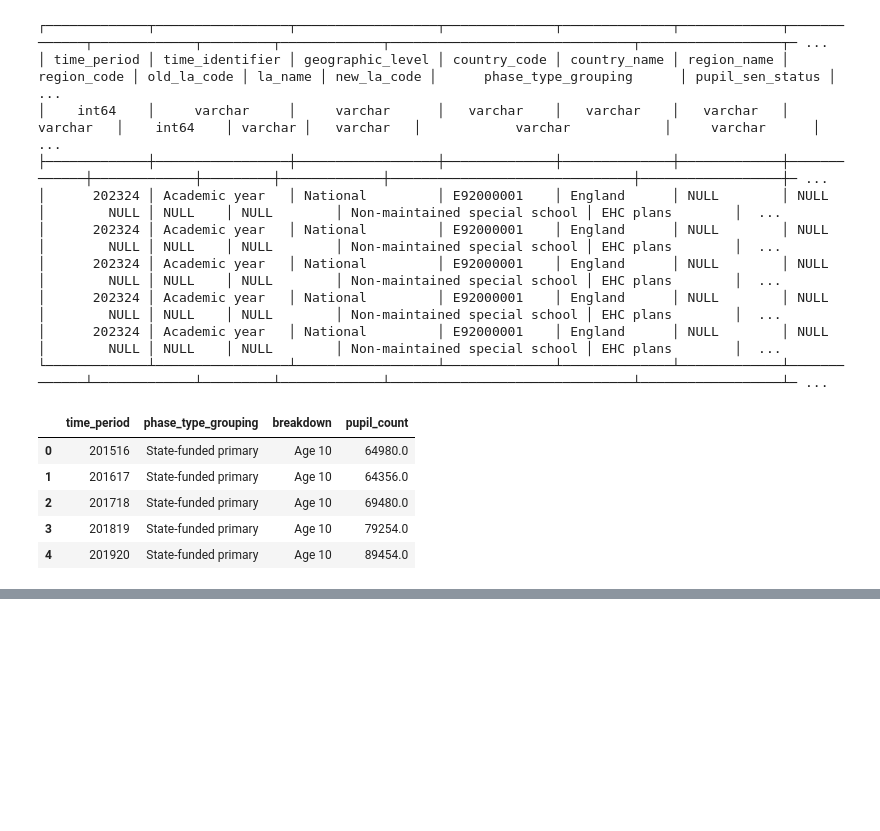
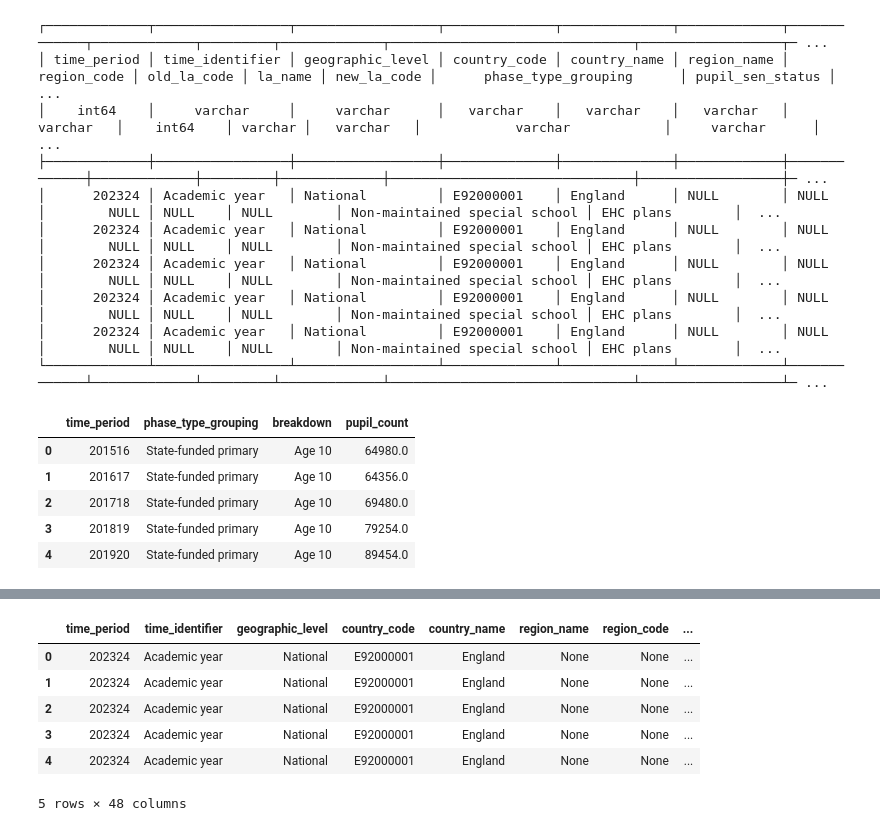
Before and after one commit to dseinternational/school-census, a Jupyter notebook: school-census/notes.ipynb, the cells around one changed output, grey strips where cells are left out. Saved outputs shown, nothing was run; the diff lists cells and outputs as text; code cells hidden in the pictures; blank space fills up the shorter version.

```diff
--- a/school-census/notes.ipynb
+++ b/school-census/notes.ipynb
@@ -41,0 +99,18 @@ ages.head()
+# %%
+# query into a pandas dataframe
+year_groups = data.sql(
+    """
+    select  *
+    from sen_ncyear
+    limit 5
+    """).df()
+
+year_groups.head()
+# %% [output]
+|  | time_period | time_identifier | geographic_level | country_code | country_name | region_name | region_code | ... |
+| 0 | 202324 | Academic year | National | E92000001 | England | None | None | ... |
+| 1 | 202324 | Academic year | National | E92000001 | England | None | None | ... |
+| 2 | 202324 | Academic year | National | E92000001 | England | None | None | ... |
+| 3 | 202324 | Academic year | National | E92000001 | England | None | None | ... |
+| 4 | 202324 | Academic year | National | E92000001 | England | None | None | ... |
+5 rows × 48 columns
```
Also changed, not shown: parts of 7 cells of this notebook, 2 other files.
